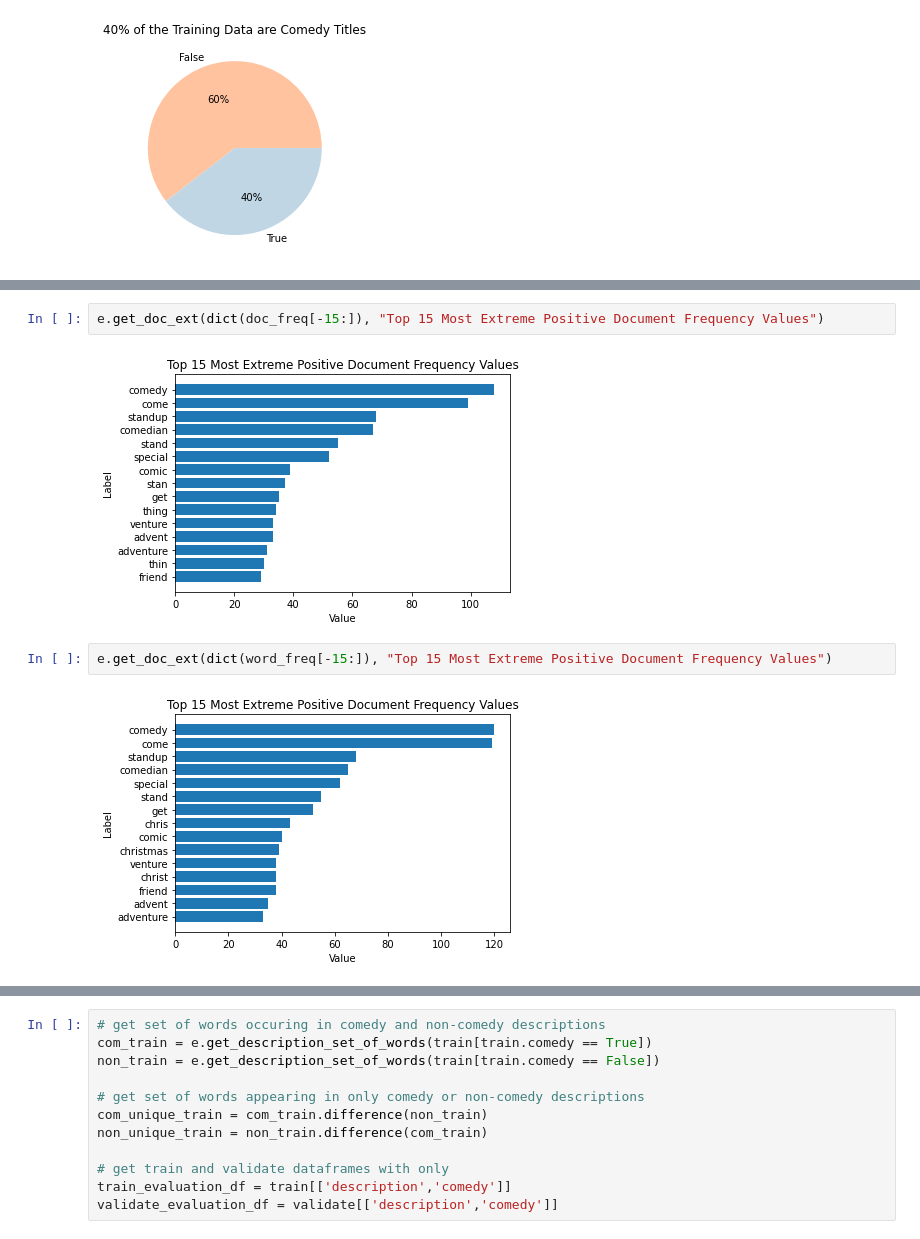
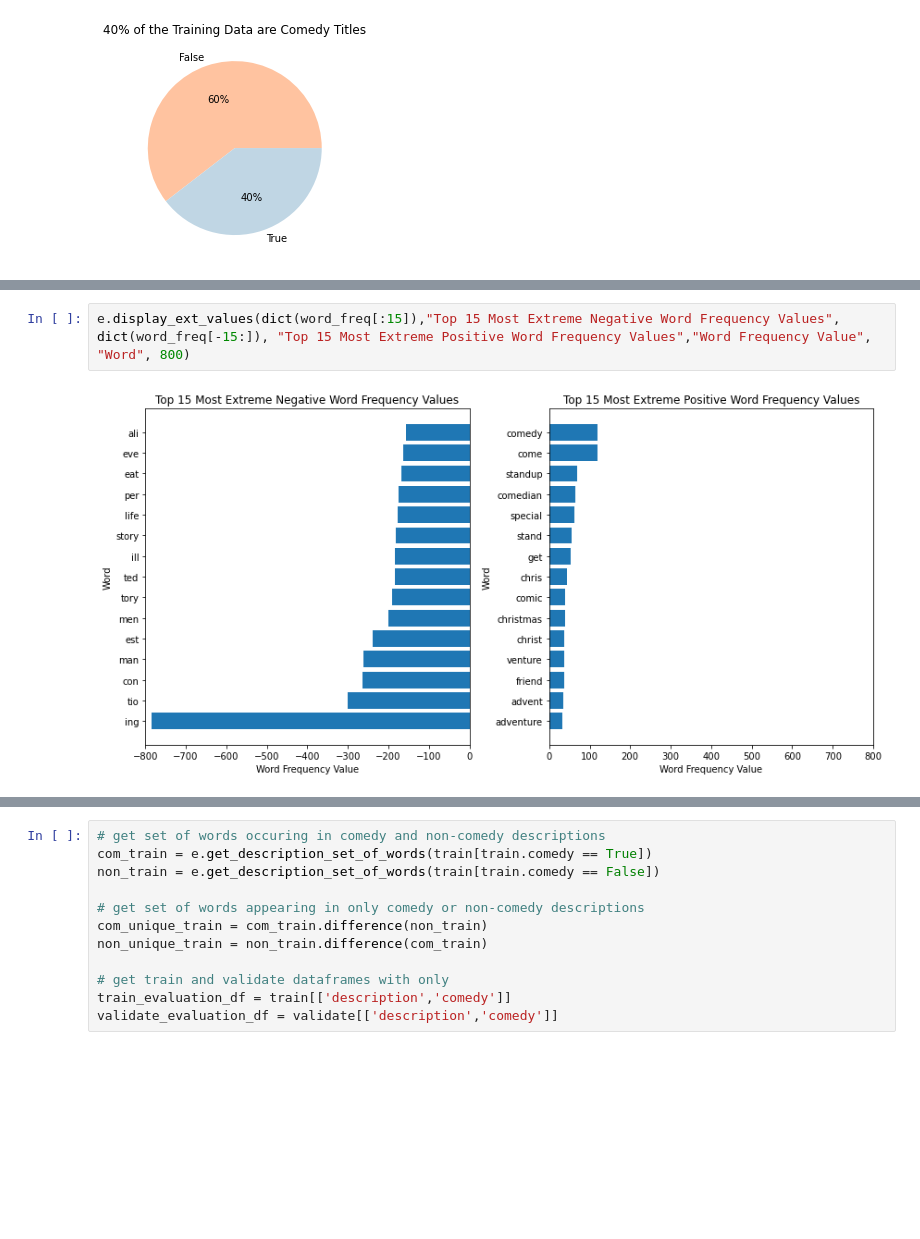
Before and after one commit to Johndsalas/netflix_genre_labeler, a Jupyter notebook: main.ipynb, the cells around one changed output, grey strips where cells are left out. Cells and saved outputs as stored; diff of their text form; blank space fills up the shorter version.

```diff
--- a/main.ipynb
+++ b/main.ipynb
@@ -196,8 +197,4 @@ e.get_doc_ext(dict(word_freq[:15]), "Top 15 Most Extreme Negative Word Frequency
-# %%
-e.get_doc_ext(dict(doc_freq[-15:]), "Top 15 Most Extreme Positive Document Frequency Values")
-# %% [output]
-[figure, removed]
-# %%
-e.get_doc_ext(dict(word_freq[-15:]), "Top 15 Most Extreme Positive Document Frequency Values")
-# %% [output]
-[figure, removed]
+# %%
+e.display_ext_values(dict(word_freq[:15]),"Top 15 Most Extreme Negative Word Frequency Values", dict(word_freq[-15:]), "Top 15 Most Extreme Positive Word Frequency Values","Word Frequency Value", "Word", 800)
+# %% [output]
+[figure, added]
```
Also changed, not shown: parts of 21 cells of this notebook, 1 other file.
